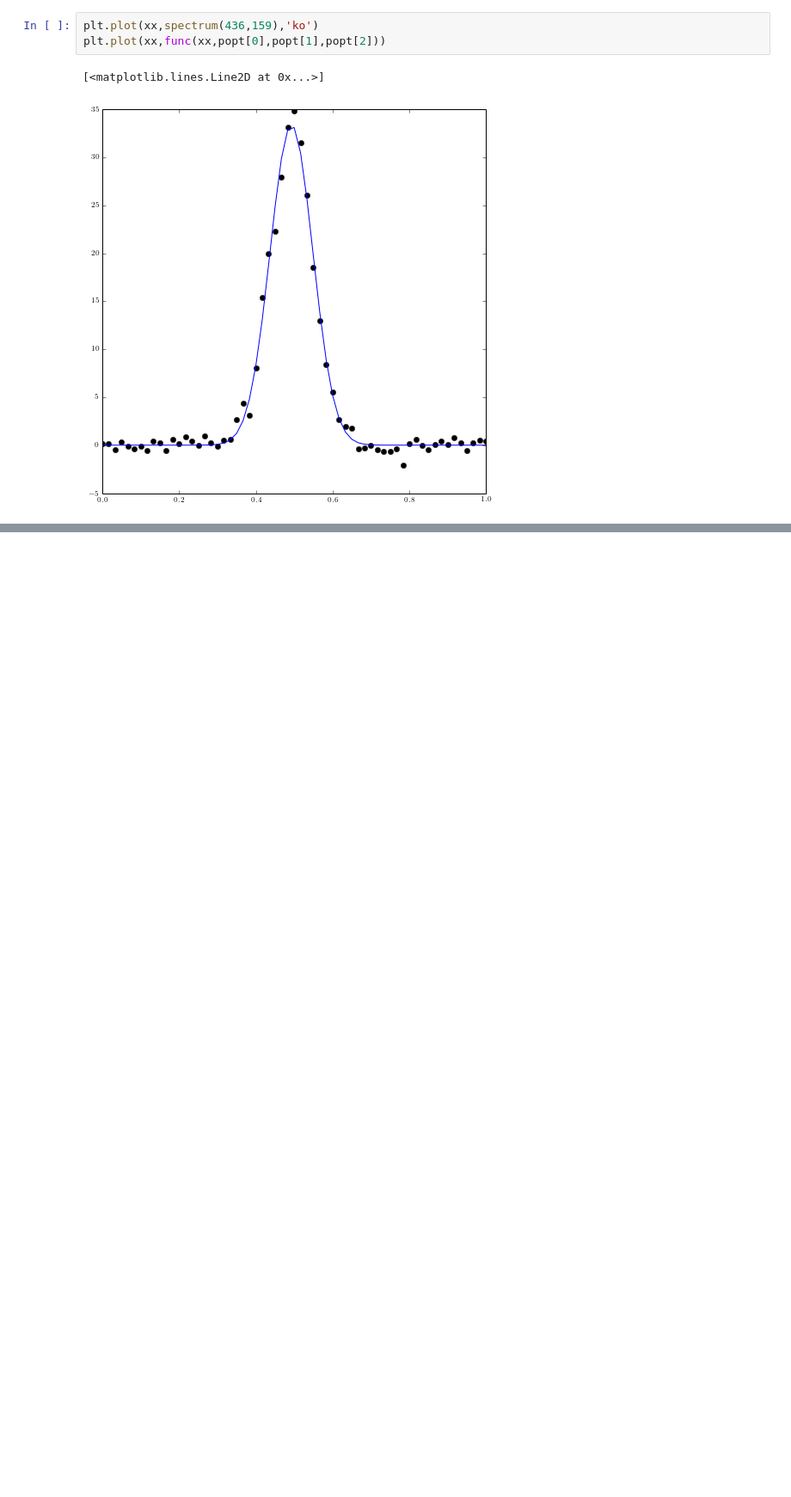
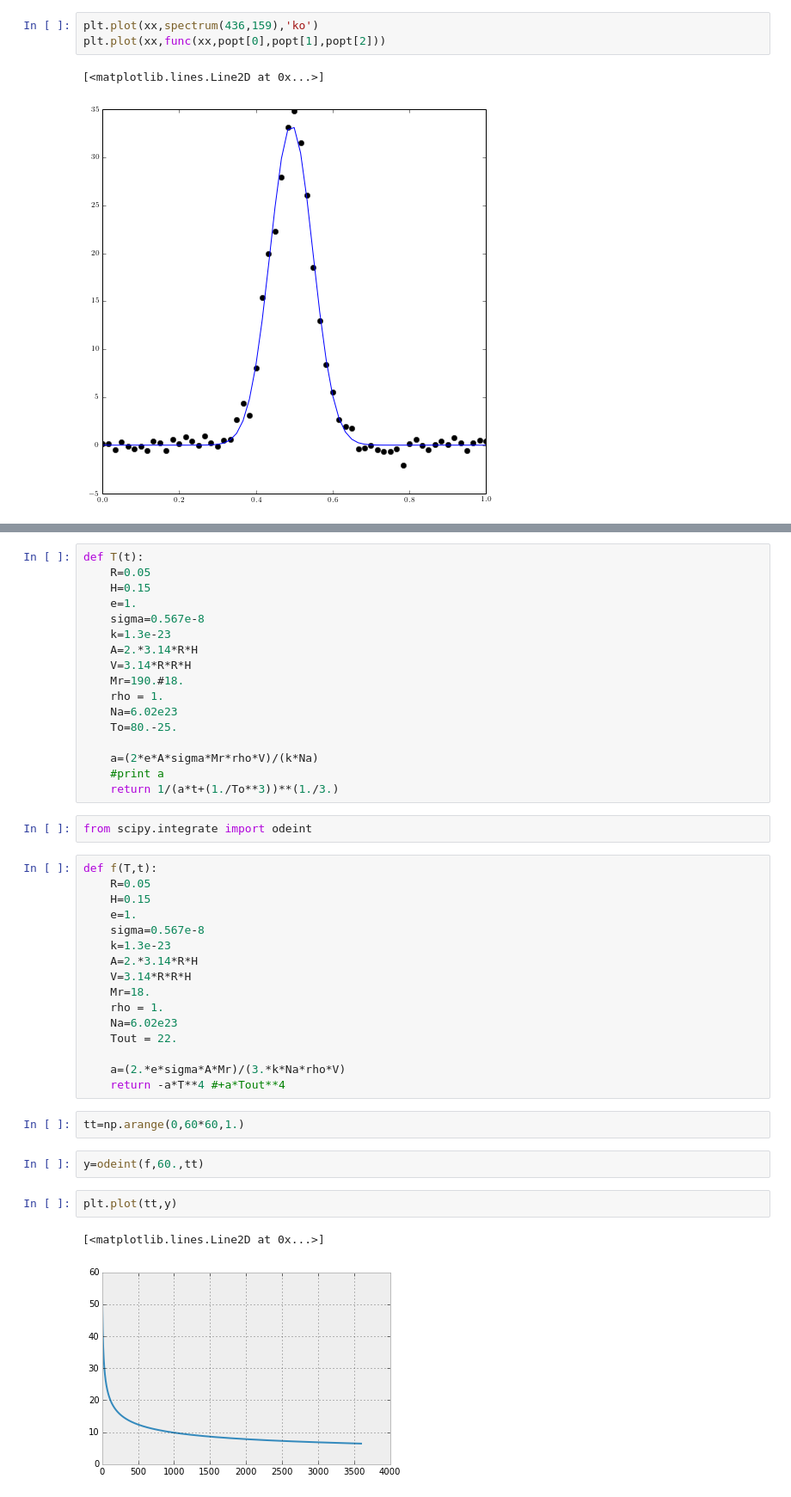
Before and after one commit to Mixpap/Ptyxiaki, a Jupyter notebook: Untitled0.ipynb, the cells around one changed output, grey strips where cells are left out. Shown: that part at 86% size. Saved outputs shown, nothing was run; the diff lists cells and outputs as text; blank space fills up the shorter version.

```diff
--- a/Untitled0.ipynb
+++ b/Untitled0.ipynb
@@ -154,0 +263,44 @@ A*sigma*(Tm-Ta)**4
+# %%
+def T(t):
+    R=0.05
+    H=0.15
+    e=1.
+    sigma=0.567e-8
+    k=1.3e-23
+    A=2.*3.14*R*H
+    V=3.14*R*R*H
+    Mr=190.#18.
+    rho = 1.
+    Na=6.02e23
+    To=80.-25.
+
+    a=(2*e*A*sigma*Mr*rho*V)/(k*Na)
+    #print a
+    return 1/(a*t+(1./To**3))**(1./3.)
+# %%
+from scipy.integrate import odeint
+# %%
+def f(T,t):
+    R=0.05
+    H=0.15
+    e=1.
+    sigma=0.567e-8
+    k=1.3e-23
+    A=2.*3.14*R*H
+    V=3.14*R*R*H
+    Mr=18.
+    rho = 1.
+    Na=6.02e23
+    Tout = 22.
+
+    a=(2.*e*sigma*A*Mr)/(3.*k*Na*rho*V)
+    return -a*T**4 #+a*Tout**4
+# %%
+tt=np.arange(0,60*60,1.)
+# %%
+y=odeint(f,60.,tt)
+# %%
+plt.plot(tt,y)
+# %% [output]
+[<matplotlib.lines.Line2D at 0x...>]
+[figure, added]
```
Also changed, not shown: parts of 21 cells of this notebook, 3 other files.
